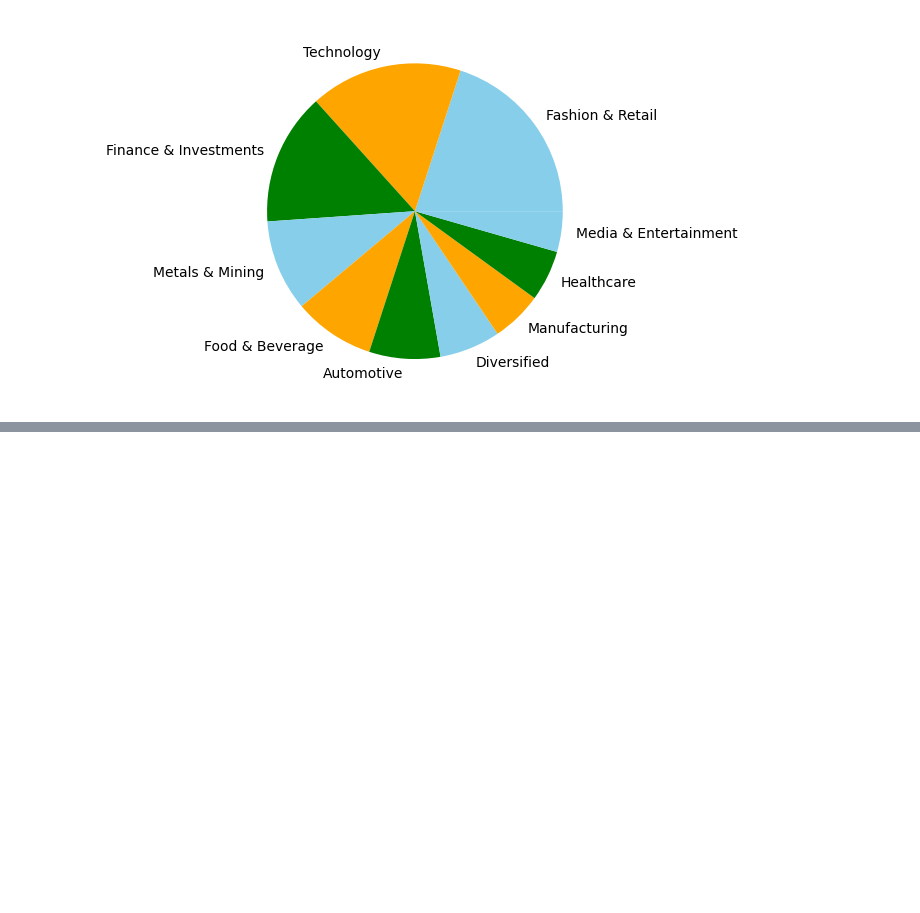
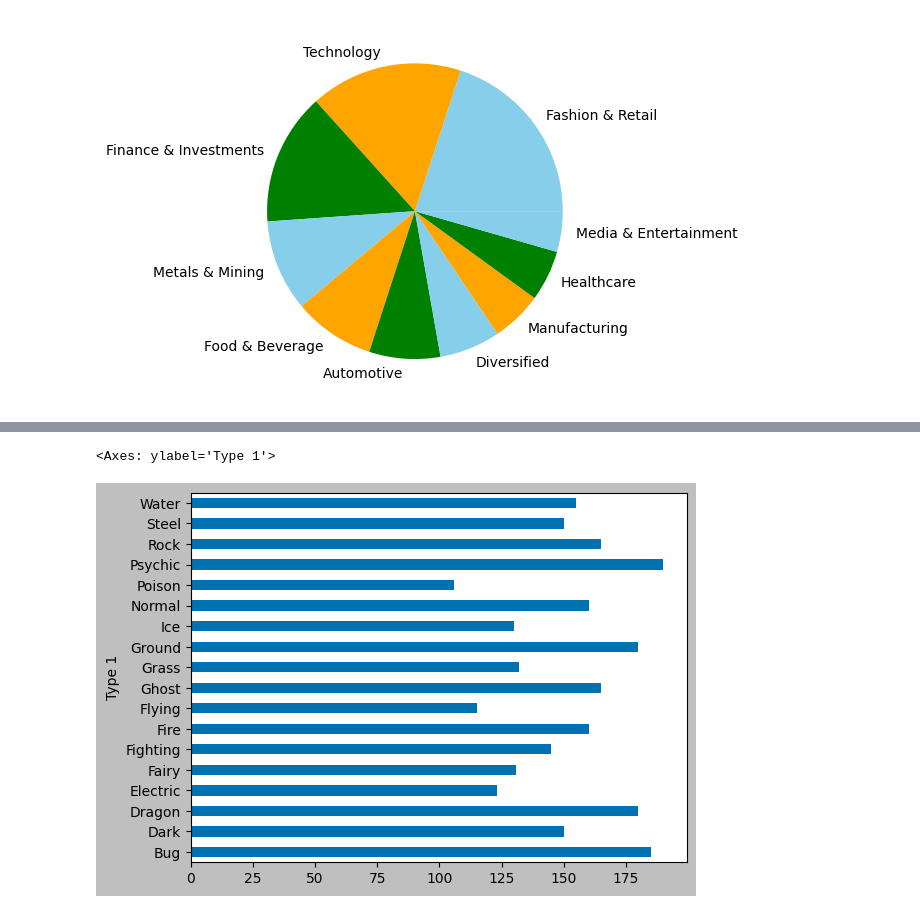
Before and after one commit to abhikr128/Pandas, a Jupyter notebook: 9_(3)matplotlib.ipynb, the cells around one changed output, grey strips where cells are left out. Cells and saved outputs as stored; diff of their text form; code cells hidden in the pictures; blank space fills up the shorter version.

```diff
--- a/9_(3)matplotlib.ipynb
+++ b/9_(3)matplotlib.ipynb
@@ -78,0 +157,6 @@ plt.show()
+# %%
+plt.style.use('seaborn-v0_8-colorblind')
+max_attack.plot(kind='barh')
+# %% [output]
+<Axes: ylabel='Type 1'>
+[figure, added]
```
Also changed, not shown: parts of 9 cells of this notebook.
